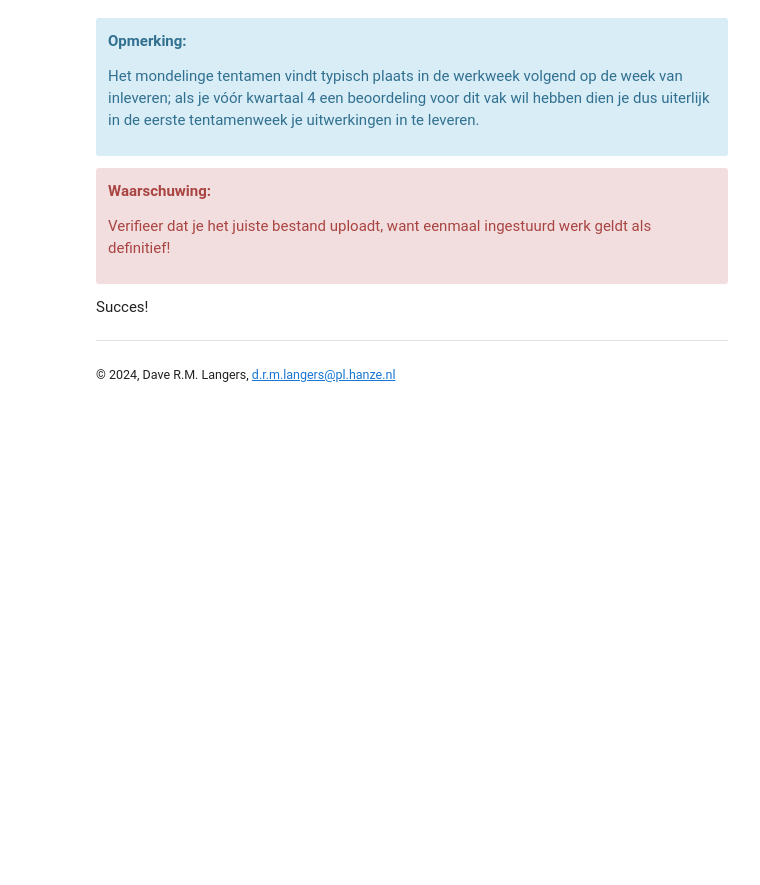
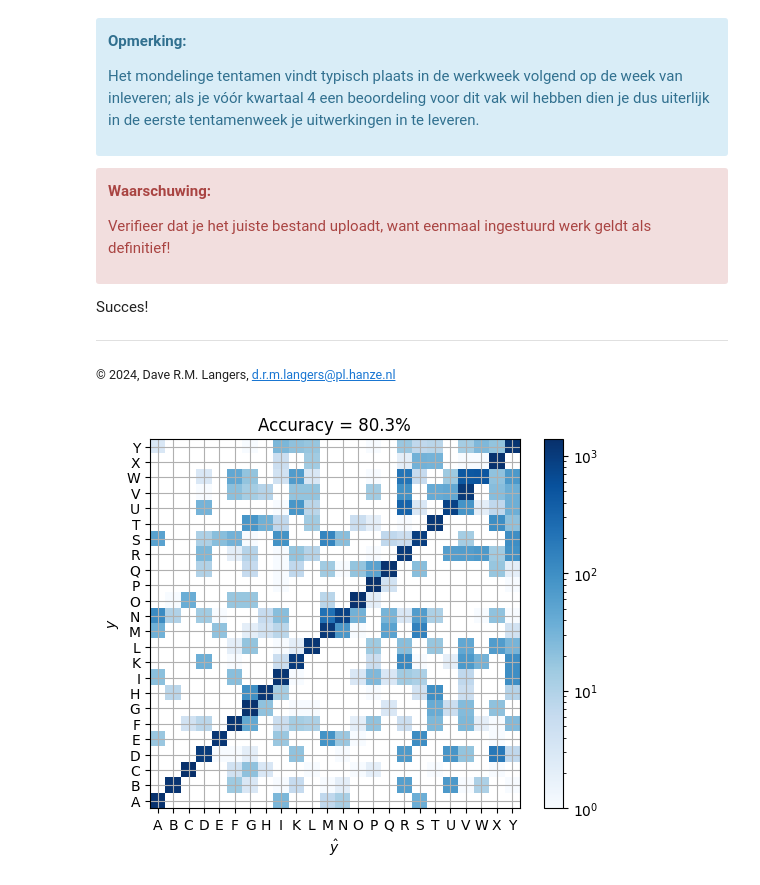
Before and after one commit to Mpslik/Advanced_Datamining, a Jupyter notebook: Workbooks/Eindopdracht/Eindopdracht_v2324.1.ipynb, the cells around one changed output. Cells and saved outputs as stored; diff of their text form; code cells hidden in the pictures; blank space fills up the shorter version.

```diff
--- a/Workbooks/Eindopdracht/Eindopdracht_v2324.1.ipynb
+++ b/Workbooks/Eindopdracht/Eindopdracht_v2324.1.ipynb
@@ -195,8 +268,7 @@ starttime = perf_counter()
 # %%
 # STAP 1: DATAGENERATIE
 # loading of dataset
-xs, ys = data.sign_mnist_mini('./Sign_MNIST_mini.dat', num=33600)
-
+xs, ys = data.sign_mnist_mini('./Sign_MNIST_mini.dat', num=6000)
 # defining split sizes
 total_samples = len(xs)
 train_size = int(0.7 * total_samples)
@@ -218,5 +290,5 @@ my_model = (model.InputLayer(144, name='input') +  # Adjusted for the correct in
             model.LossLayer(name='loss', loss=model.categorical_crossentropy))  # Loss layer for multi-class classification
 # %%
 # STAP 3: TRAINING
-my_history = my_model.fit(trn_xs, trn_ys, alpha=0.05, epochs=13, batch_size=64, validation_data=(val_xs, val_ys))
+my_history = my_model.fit(trn_xs, trn_ys, alpha=0.05, epochs=20, batch_size=12, validation_data=(val_xs, val_ys))
 # Voer hier je eigen code uit ...
@@ -313,3 +397,9 @@ Succes!
 ***
 
 <small>&copy; 2024, Dave R.M. Langers, [d.r.m.langers@pl.hanze.nl](mailto:d.r.m.langers@pl.hanze.nl)</small>
+# %%
+tst2_xs, tst2_ys = data.sign_mnist_mini('./Sign_MNIST_mini.dat', num=33600)
+
+data.confusion(tst2_xs, tst2_ys, model=my_model)
+# %% [output]
+[figure, added]
```
Also changed, not shown: parts of 24 cells of this notebook, 17 other files.
